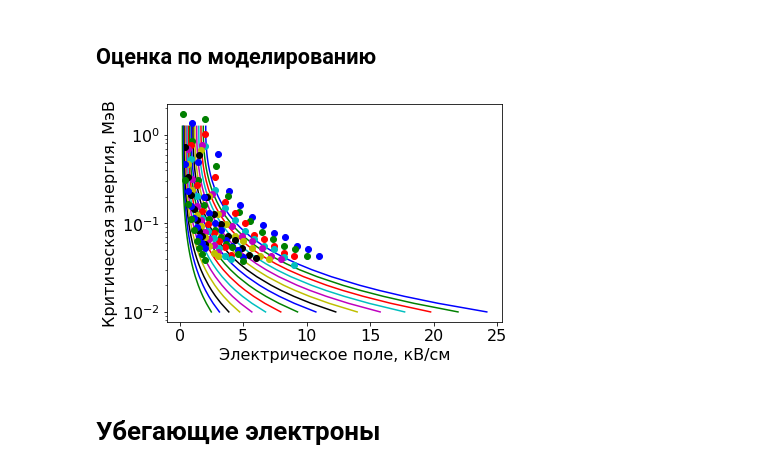
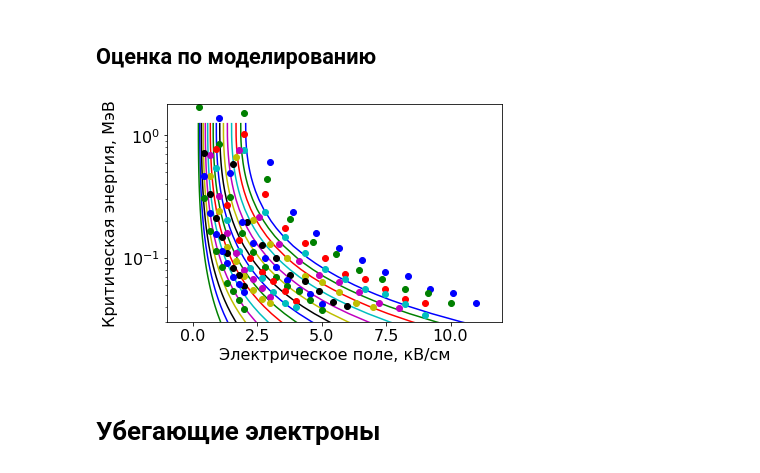
Before and after one commit to Zelenyy/phd-code, a Jupyter notebook: notebooks/01.PhD-fugures.ipynb, the cells around one changed output. Drawn from its saved outputs; the diff is of its cells as text; code cells hidden in the pictures.

```diff
--- a/notebooks/01.PhD-fugures.ipynb
+++ b/notebooks/01.PhD-fugures.ipynb
@@ -193,27 +195,26 @@ def get_critical_energy(path):
 # %%
 result = get_critical_energy(path)
 heights = np.unique(result["height"])
 field_units = 1e+4
 energy, stopPower = get_stopping_power(0.001, 1.5)
 colors = cycle(["b", "g", "r", "c", "m", "y", "k"])
 for i, height in enumerate(heights):
     indx = result["height"] == height
     x = result["field"][indx]*field_units
     y = result["critical_energy"][indx]
-    # for item in result[indx]:
-    #     if not item["coverage"]:
-    #         print(item["height"], item["field"], item["rate"], item["chi2"])
     density = atmosphere.ISACalculator.density(height) # kg/m3
     spd = stopPower*density # кэВ/см == кВ/см
     color = next(colors)
     plt.plot(x,y, "o", color=color)
     plt.plot(spd, energy,color=color,  label = "Высота: {} км".format(int(height/1000)))
-
+plt.xlim(-1,12)
+plt.ylim(0.03)
 plt.yscale("log")
-plt.xlabel(r'Электрическое поле, кВ/см');
-plt.ylabel(r'Критическая энергия, МэВ');
+plt.xlabel(r'Электрическое поле, кВ/см')
+plt.ylabel(r'Критическая энергия, МэВ')
+plt.savefig(os.path.join(image_path, "thunderstorm", "03_CriticalEnergyWithSim.pdf"), transparent=True, format='pdf')
 # %% [output]
-[figure, old version]
+[figure, new version]
 # %% [markdown]
 # Убегающие электроны
 # %% [markdown]
```
Also changed, not shown: parts of 2 cells of this notebook, 31 other files.
